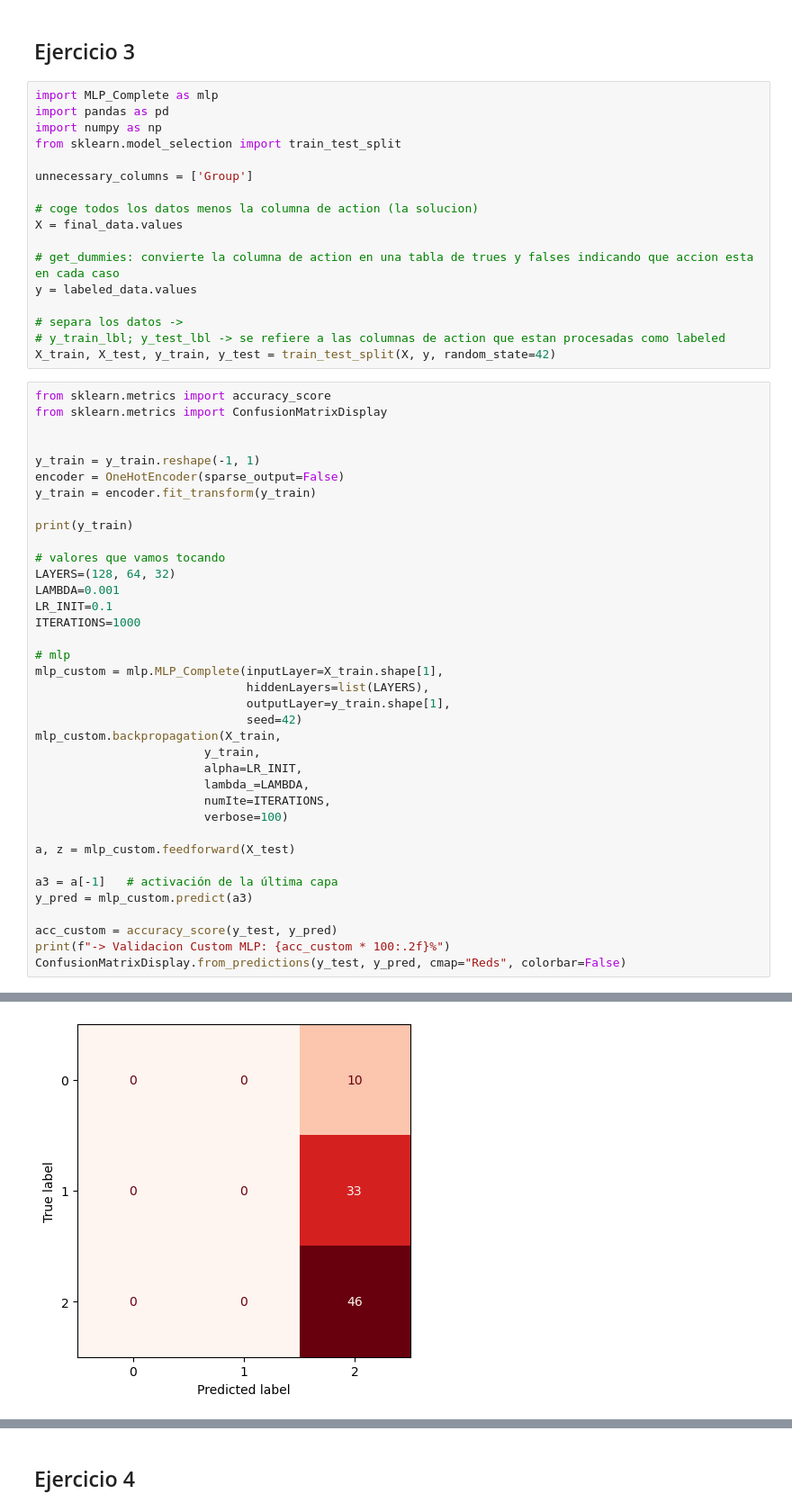
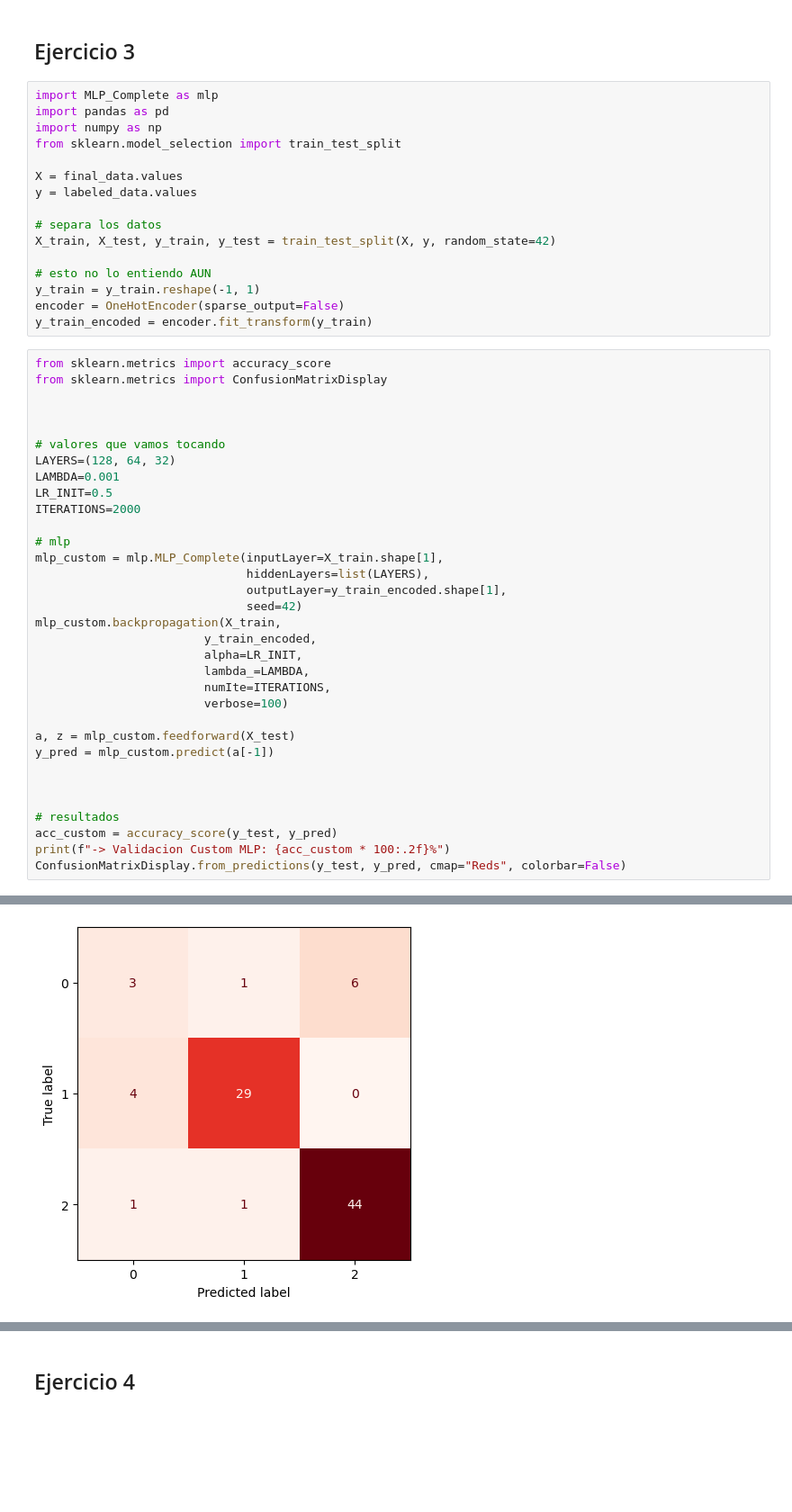
Before and after one commit to pokoli0/AAMD, a Jupyter notebook: Practica5/Practica5Enuncuado/examen.ipynb, the cells around one changed output, grey strips where cells are left out. Shown at 90% size. Cells and saved outputs as stored; diff of their text form; blank space fills up the shorter version.

```diff
--- a/Practica5/Practica5Enuncuado/examen.ipynb
+++ b/Practica5/Practica5Enuncuado/examen.ipynb
@@ -153,51 +154,46 @@ import pandas as pd
 import numpy as np
 from sklearn.model_selection import train_test_split
 
-unnecessary_columns = ['Group']
-
-# coge todos los datos menos la columna de action (la solucion)
 X = final_data.values
-
-# get_dummies: convierte la columna de action en una tabla de trues y falses indicando que accion esta en cada caso
 y = labeled_data.values
 
-# separa los datos ->
-# y_train_lbl; y_test_lbl -> se refiere a las columnas de action que estan procesadas como labeled
+# separa los datos
 X_train, X_test, y_train, y_test = train_test_split(X, y, random_state=42)
+
+# esto no lo entiendo AUN
+y_train = y_train.reshape(-1, 1)
+encoder = OneHotEncoder(sparse_output=False)
+y_train_encoded = encoder.fit_transform(y_train)
 # %%
 from sklearn.metrics import accuracy_score
 from sklearn.metrics import ConfusionMatrixDisplay
 
 
-y_train = y_train.reshape(-1, 1)
-encoder = OneHotEncoder(sparse_output=False)
-y_train = encoder.fit_transform(y_train)
-
-print(y_train)
 
 # valores que vamos tocando
 LAYERS=(128, 64, 32)
 LAMBDA=0.001
-LR_INIT=0.1
-ITERATIONS=1000
+LR_INIT=0.5
+ITERATIONS=2000
 
 # mlp
 mlp_custom = mlp.MLP_Complete(inputLayer=X_train.shape[1],
                               hiddenLayers=list(LAYERS),
-                              outputLayer=y_train.shape[1],
+                              outputLayer=y_train_encoded.shape[1],
                               seed=42)
 mlp_custom.backpropagation(X_train,
-                        y_train,
+                        y_train_encoded,
                         alpha=LR_INIT,
                         lambda_=LAMBDA,
                         numIte=ITERATIONS,
                         verbose=100)
 
 a, z = mlp_custom.feedforward(X_test)
+y_pred = mlp_custom.predict(a[-1])
 
-a3 = a[-1]   # activación de la última capa
-y_pred = mlp_custom.predict(a3)
 
+
+# resultados
 acc_custom = accuracy_score(y_test, y_pred)
 print(f"-> Validacion Custom MLP: {acc_custom * 100:.2f}%")
 ConfusionMatrixDisplay.from_predictions(y_test, y_pred, cmap="Reds", colorbar=False)
@@ -222,5 +218,5 @@ Iteration   1000: Cost   1.6834
 <sklearn.metrics._plot.confusion_matrix.ConfusionMatrixDisplay at 0x...>
-[figure, old version]
+[figure, new version]
 # %%
 from sklearn.neural_network import MLPClassifier
 
```
Also changed, not shown: parts of 5 cells of this notebook, 3 other files.
